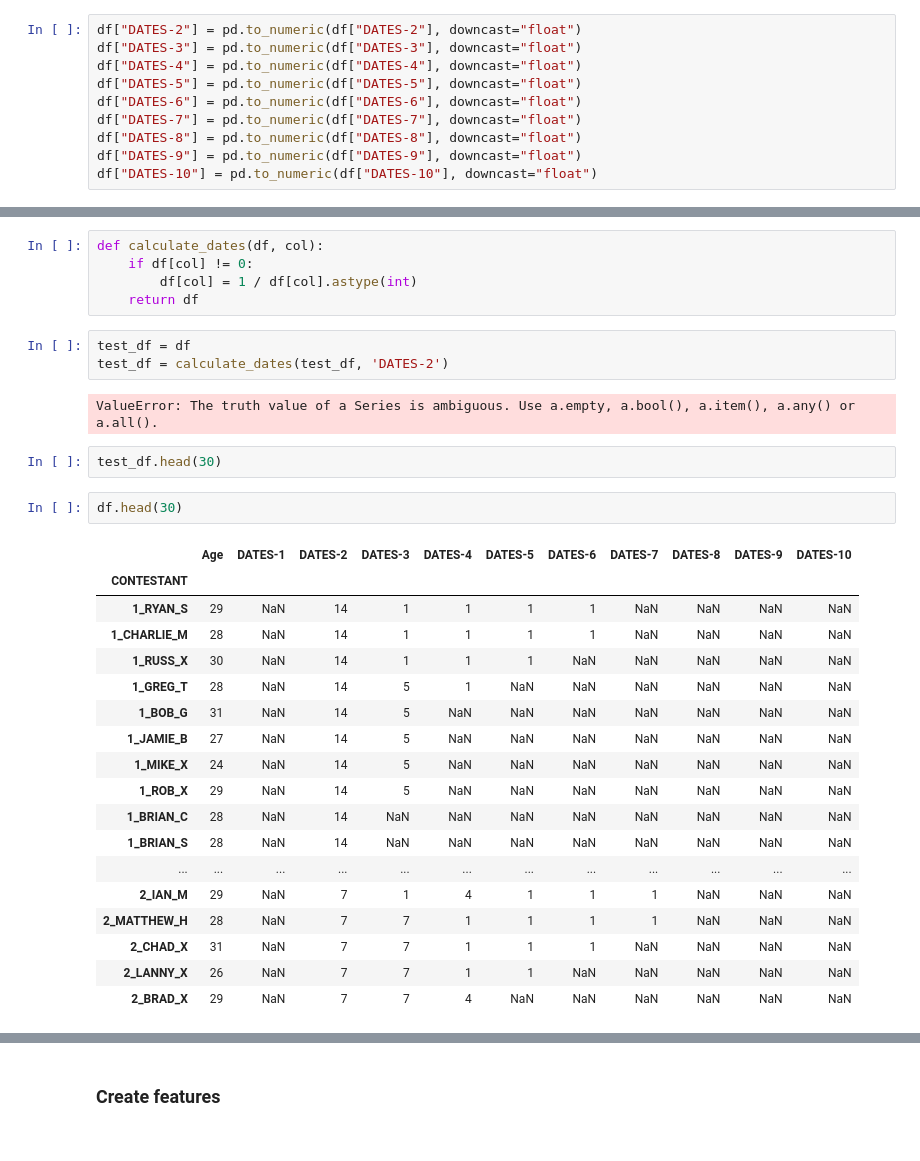
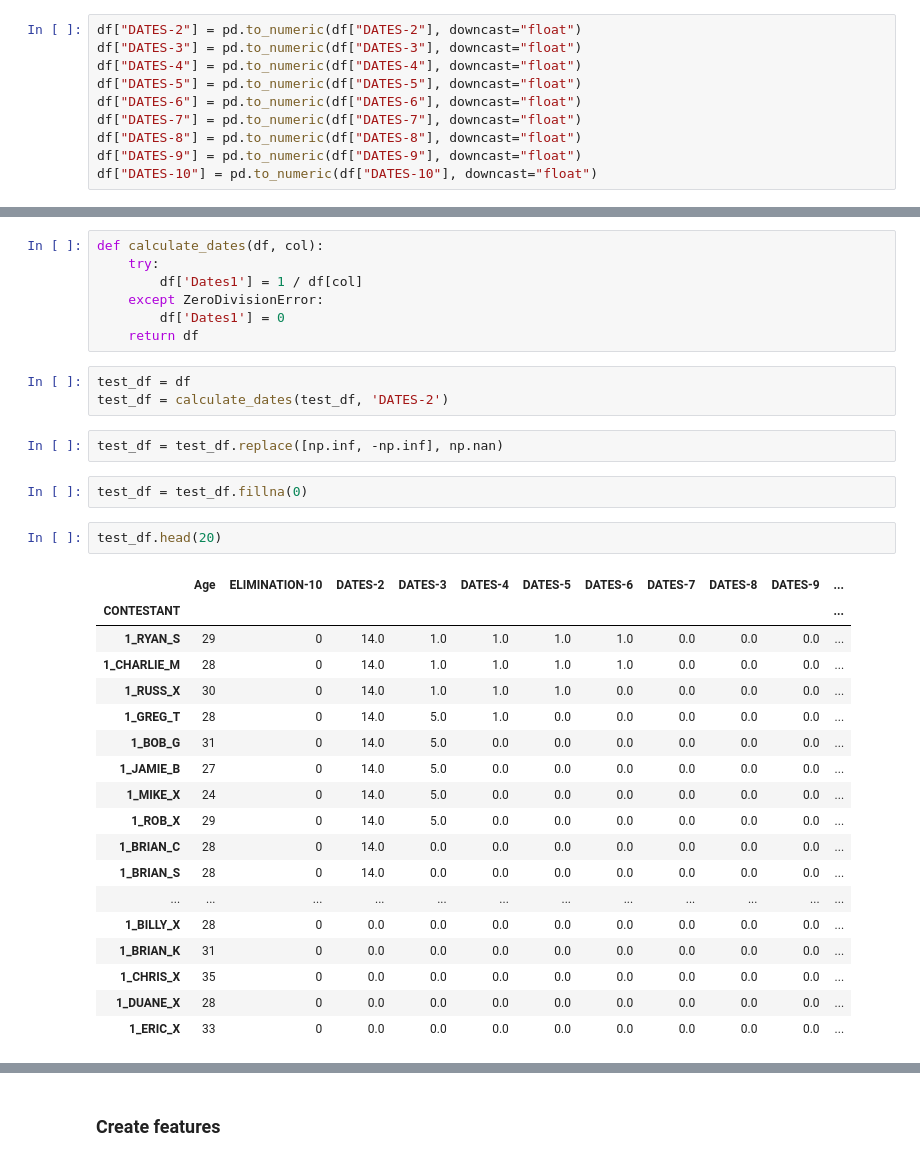
Before and after one commit to KwameTaylor/bachelorette-predictor, a Jupyter notebook: preprocessing.ipynb, the cells around one changed output, grey strips where cells are left out. Drawn from its saved outputs; the diff is of its cells as text.

```diff
--- a/preprocessing.ipynb
+++ b/preprocessing.ipynb
@@ -221,33 +277,35 @@ df.head()
 # %%
 def calculate_dates(df, col):
-    if df[col] != 0:
-        df[col] = 1 / df[col].astype(int)
+    try:
+        df['Dates1'] = 1 / df[col]
+    except ZeroDivisionError:
+        df['Dates1'] = 0
     return df
 # %%
 test_df = df
 test_df = calculate_dates(test_df, 'DATES-2')
-# %% [output]
-ValueError: The truth value of a Series is ambiguous. Use a.empty, a.bool(), a.item(), a.any() or a.all().
+# %%
+test_df = test_df.replace([np.inf, -np.inf], np.nan)
+# %%
+test_df = test_df.fillna(0)
 # %%
-test_df.head(30)
+test_df.head(20)
+# %% [output]
+|  | Age | ELIMINATION-10 | DATES-2 | DATES-3 | DATES-4 | DATES-5 | DATES-6 | DATES-7 | DATES-8 | DATES-9 | ... |
+| CONTESTANT |  |  |  |  |  |  |  |  |  |  | ... |
+| 1_RYAN_S | 29 | 0 | 14.0 | 1.0 | 1.0 | 1.0 | 1.0 | 0.0 | 0.0 | 0.0 | ... |
+| 1_CHARLIE_M | 28 | 0 | 14.0 | 1.0 | 1.0 | 1.0 | 1.0 | 0.0 | 0.0 | 0.0 | ... |
+| 1_RUSS_X | 30 | 0 | 14.0 | 1.0 | 1.0 | 1.0 | 0.0 | 0.0 | 0.0 | 0.0 | ... |
+| 1_GREG_T | 28 | 0 | 14.0 | 5.0 | 1.0 | 0.0 | 0.0 | 0.0 | 0.0 | 0.0 | ... |
+| 1_BOB_G | 31 | 0 | 14.0 | 5.0 | 0.0 | 0.0 | 0.0 | 0.0 | 0.0 | 0.0 | ... |
+| 1_JAMIE_B | 27 | 0 | 14.0 | 5.0 | 0.0 | 0.0 | 0.0 | 0.0 | 0.0 | 0.0 | ... |
+| 1_MIKE_X | 24 | 0 | 14.0 | 5.0 | 0.0 | 0.0 | 0.0 | 0.0 | 0.0 | 0.0 | ... |
+| 1_ROB_X | 29 | 0 | 14.0 | 5.0 | 0.0 | 0.0 | 0.0 | 0.0 | 0.0 | 0.0 | ... |
+| 1_BRIAN_C | 28 | 0 | 14.0 | 0.0 | 0.0 | 0.0 | 0.0 | 0.0 | 0.0 | 0.0 | ... |
+| 1_BRIAN_S | 28 | 0 | 14.0 | 0.0 | 0.0 | 0.0 | 0.0 | 0.0 | 0.0 | 0.0 | ... |
+| ... | ... | ... | ... | ... | ... | ... | ... | ... | ... | ... | ... |
+| 1_BILLY_X | 28 | 0 | 0.0 | 0.0 | 0.0 | 0.0 | 0.0 | 0.0 | 0.0 | 0.0 | ... |
+| 1_BRIAN_K | 31 | 0 | 0.0 | 0.0 | 0.0 | 0.0 | 0.0 | 0.0 | 0.0 | 0.0 | ... |
+| 1_CHRIS_X | 35 | 0 | 0.0 | 0.0 | 0.0 | 0.0 | 0.0 | 0.0 | 0.0 | 0.0 | ... |
+| 1_DUANE_X | 28 | 0 | 0.0 | 0.0 | 0.0 | 0.0 | 0.0 | 0.0 | 0.0 | 0.0 | ... |
+| 1_ERIC_X | 33 | 0 | 0.0 | 0.0 | 0.0 | 0.0 | 0.0 | 0.0 | 0.0 | 0.0 | ... |
-# %%
-df.head(30)
-# %% [output]
-|  | Age | DATES-1 | DATES-2 | DATES-3 | DATES-4 | DATES-5 | DATES-6 | DATES-7 | DATES-8 | DATES-9 | DATES-10 |
-| CONTESTANT |  |  |  |  |  |  |  |  |  |  |  |
-| 1_RYAN_S | 29 | NaN | 14 | 1 | 1 | 1 | 1 | NaN | NaN | NaN | NaN |
-| 1_CHARLIE_M | 28 | NaN | 14 | 1 | 1 | 1 | 1 | NaN | NaN | NaN | NaN |
-| 1_RUSS_X | 30 | NaN | 14 | 1 | 1 | 1 | NaN | NaN | NaN | NaN | NaN |
-| 1_GREG_T | 28 | NaN | 14 | 5 | 1 | NaN | NaN | NaN | NaN | NaN | NaN |
-| 1_BOB_G | 31 | NaN | 14 | 5 | NaN | NaN | NaN | NaN | NaN | NaN | NaN |
-| 1_JAMIE_B | 27 | NaN | 14 | 5 | NaN | NaN | NaN | NaN | NaN | NaN | NaN |
-| 1_MIKE_X | 24 | NaN | 14 | 5 | NaN | NaN | NaN | NaN | NaN | NaN | NaN |
-| 1_ROB_X | 29 | NaN | 14 | 5 | NaN | NaN | NaN | NaN | NaN | NaN | NaN |
-| 1_BRIAN_C | 28 | NaN | 14 | NaN | NaN | NaN | NaN | NaN | NaN | NaN | NaN |
-| 1_BRIAN_S | 28 | NaN | 14 | NaN | NaN | NaN | NaN | NaN | NaN | NaN | NaN |
-| ... | ... | ... | ... | ... | ... | ... | ... | ... | ... | ... | ... |
-| 2_IAN_M | 29 | NaN | 7 | 1 | 4 | 1 | 1 | 1 | NaN | NaN | NaN |
-| 2_MATTHEW_H | 28 | NaN | 7 | 7 | 1 | 1 | 1 | 1 | NaN | NaN | NaN |
-| 2_CHAD_X | 31 | NaN | 7 | 7 | 1 | 1 | 1 | NaN | NaN | NaN | NaN |
-| 2_LANNY_X | 26 | NaN | 7 | 7 | 1 | 1 | NaN | NaN | NaN | NaN | NaN |
-| 2_BRAD_X | 29 | NaN | 7 | 7 | 4 | NaN | NaN | NaN | NaN | NaN | NaN |
```
Also changed, not shown: parts of 22 cells of this notebook, 1 other file.
